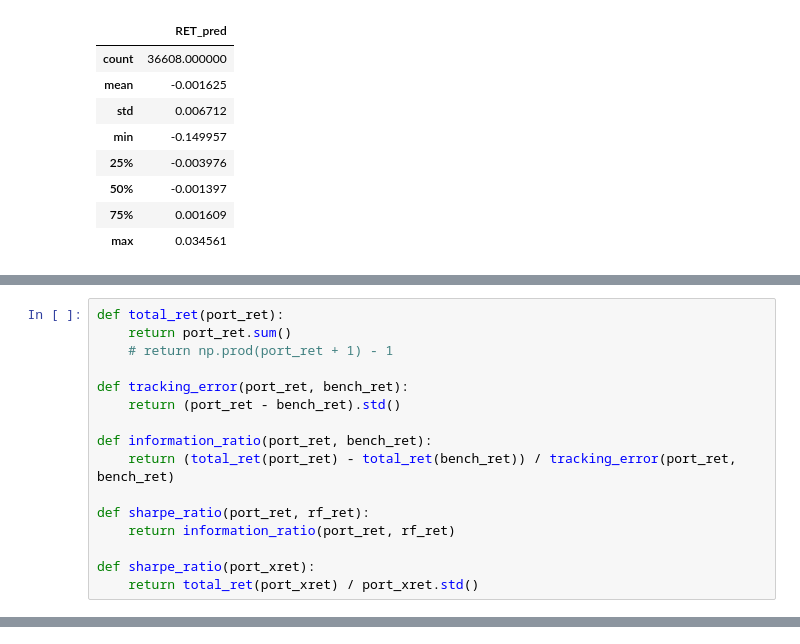
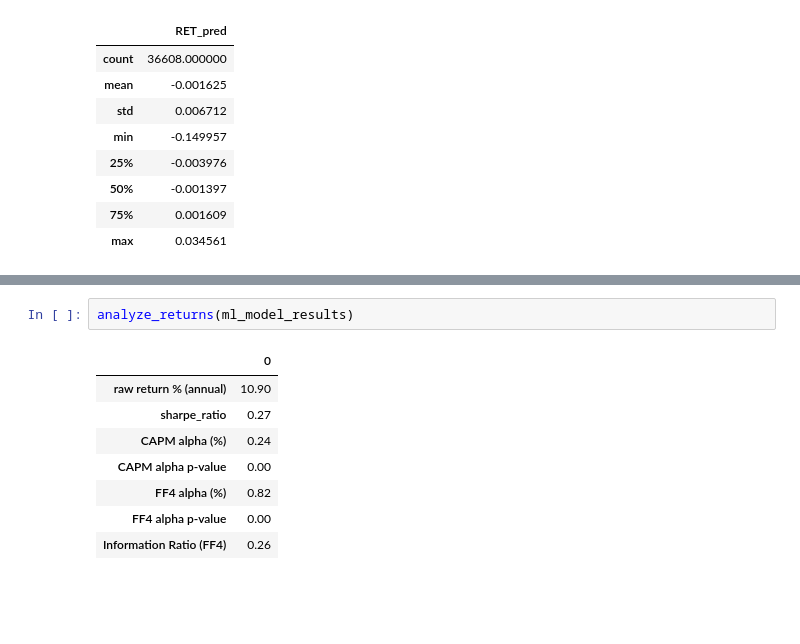
Before and after one commit to CFM-301-W23-G4/Final-Project, a Jupyter notebook: Final Project.ipynb, the cells around one changed output, grey strips where cells are left out. Drawn from its saved outputs; the diff is of its cells as text; blank space fills up the shorter version.

```diff
--- a/Final Project.ipynb
+++ b/Final Project.ipynb
@@ -1043,16 +1067,0 @@ def generate_monthly_portfolios(predicted_returns, actual_returns) -> pd.DataFra
-# %%
-def total_ret(port_ret):
-    return port_ret.sum()
-    # return np.prod(port_ret + 1) - 1
-
-def tracking_error(port_ret, bench_ret):
-    return (port_ret - bench_ret).std()
-
-def information_ratio(port_ret, bench_ret):
-    return (total_ret(port_ret) - total_ret(bench_ret)) / tracking_error(port_ret, bench_ret)
-
-def sharpe_ratio(port_ret, rf_ret):
-    return information_ratio(port_ret, rf_ret)
-
-def sharpe_ratio(port_xret):
-    return total_ret(port_xret) / port_xret.std()
@@ -1064,0 +1154,11 @@ def sharpe_ratio(port_xret):
+# %%
+analyze_returns(ml_model_results)
+# %% [output]
+|  | 0 |
+| raw return % (annual) | 10.90 |
+| sharpe_ratio | 0.27 |
+| CAPM alpha (%) | 0.24 |
+| CAPM alpha p-value | 0.00 |
+| FF4 alpha (%) | 0.82 |
+| FF4 alpha p-value | 0.00 |
+| Information Ratio (FF4) | 0.26 |
```
Also changed, not shown: parts of 12 cells of this notebook.
